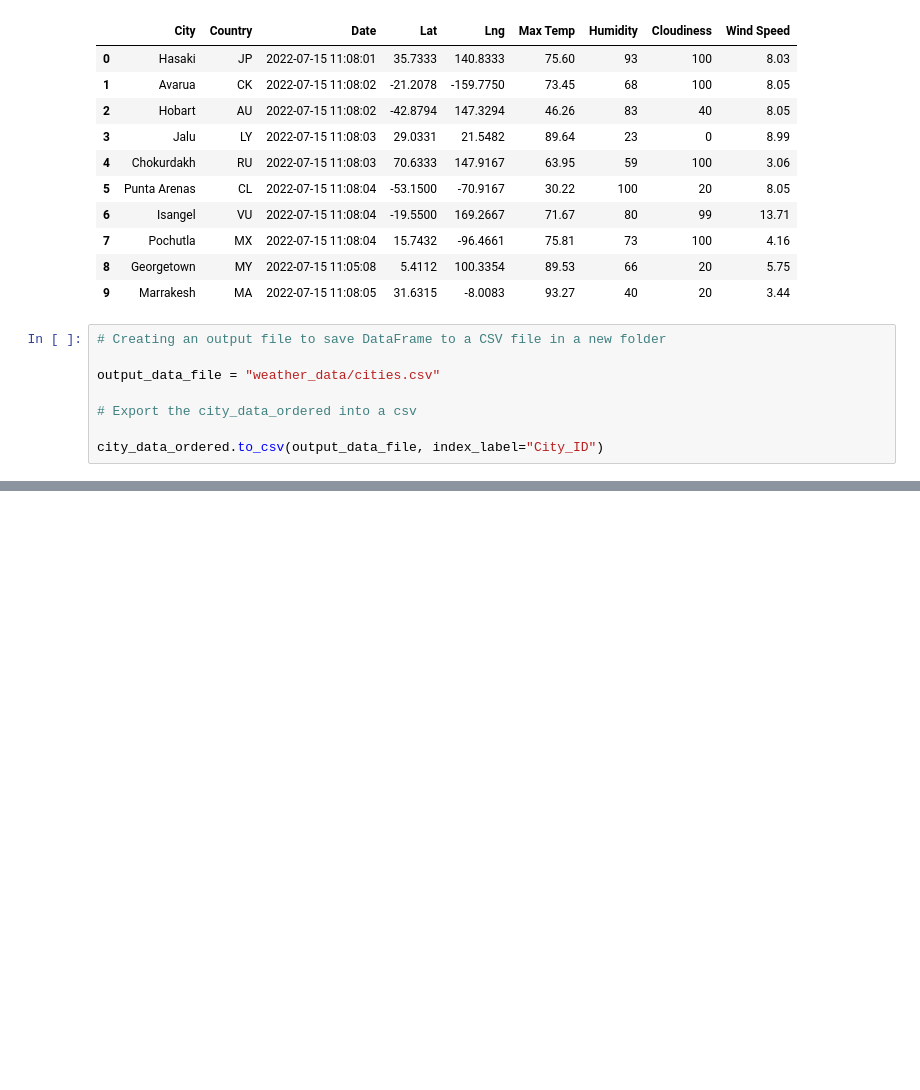
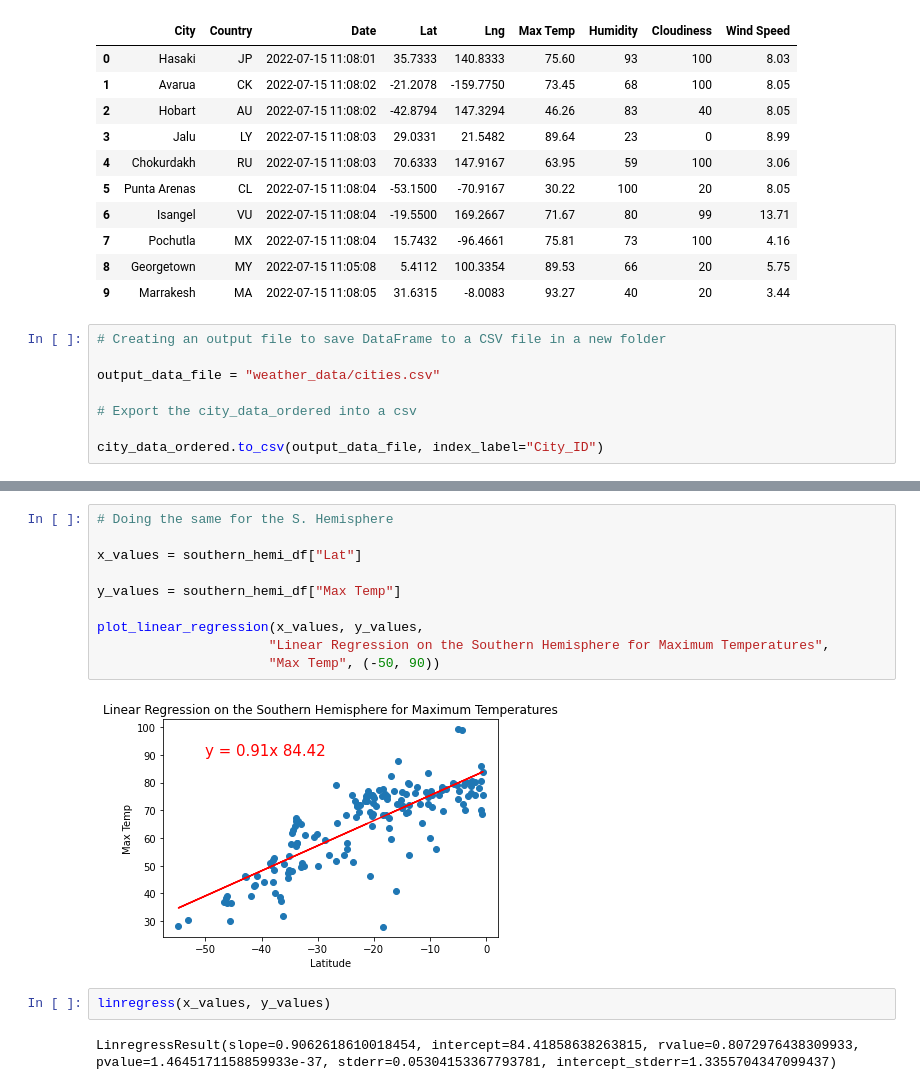
Before and after one commit to jwcomp4/World_Weather_Analysis, a Jupyter notebook: WeatherPy.ipynb, the cells around one changed output, grey strips where cells are left out. Cells and saved outputs as stored; diff of their text form; blank space fills up the shorter version.

```diff
--- a/WeatherPy.ipynb
+++ b/WeatherPy.ipynb
@@ -450,0 +606,16 @@ plt.show()
+# %%
+# Doing the same for the S. Hemisphere
+
+x_values = southern_hemi_df["Lat"]
+
+y_values = southern_hemi_df["Max Temp"]
+
+plot_linear_regression(x_values, y_values,
+                      "Linear Regression on the Southern Hemisphere for Maximum Temperatures",
+                      "Max Temp", (-50, 90))
+# %% [output]
+[figure, added]
+# %%
+linregress(x_values, y_values)
+# %% [output]
+LinregressResult(slope=0.9062618610018454, intercept=84.41858638263815, rvalue=0.8072976438309933, pvalue=1.4645171158859933e-37, stderr=0.05304153367793781, intercept_stderr=1.3355704347099437)
```
Also changed, not shown: parts of 28 cells of this notebook.
